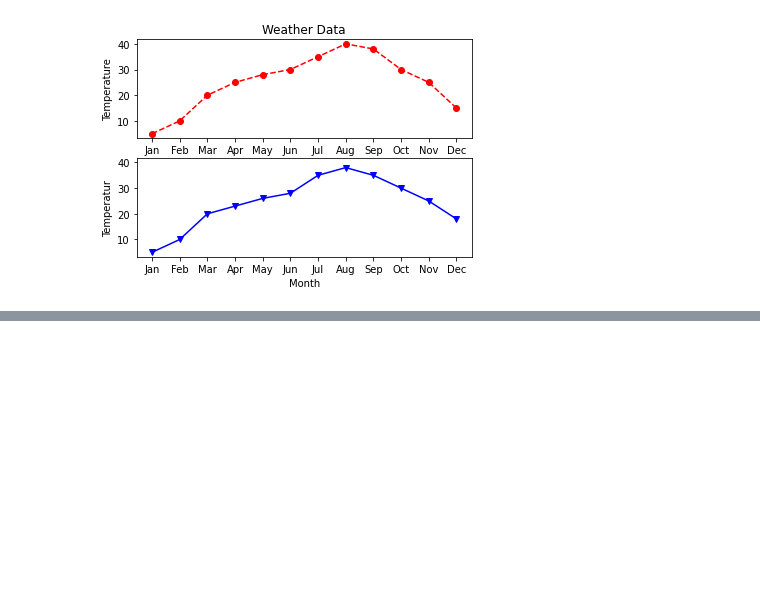
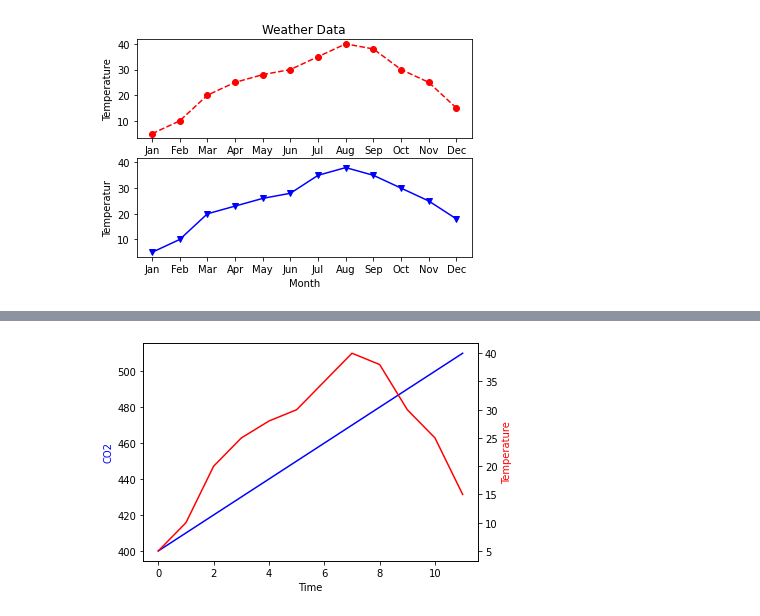
Before and after one commit to sardarahmed/Data-Science-with-Python, a Jupyter notebook: 3. Introduction to Matplotlib/matplotlib.ipynb, the cells around one changed output, grey strips where cells are left out. Cells and saved outputs as stored; diff of their text form; code cells hidden in the pictures; blank space fills up the shorter version.

```diff
--- a/3. Introduction to Matplotlib/matplotlib.ipynb
+++ b/3. Introduction to Matplotlib/matplotlib.ipynb
@@ -67,0 +111,11 @@ AttributeError: 'numpy.ndarray' object has no attribute 'twinx'
+# %%
+fig, ax = plt.subplots()
+ax.plot(weather.index, weather['co2'], color='blue')
+ax.set_xlabel('Time')
+ax.set_ylabel('CO2', color='blue')
+ax2 = ax.twinx()
+ax2.plot(weather.index, weather['temp'], color='red')
+ax2.set_ylabel('Temperature', color='red')
+plt.show()
+# %% [output]
+[figure, added]
```
Also changed, not shown: parts of 6 cells of this notebook.
